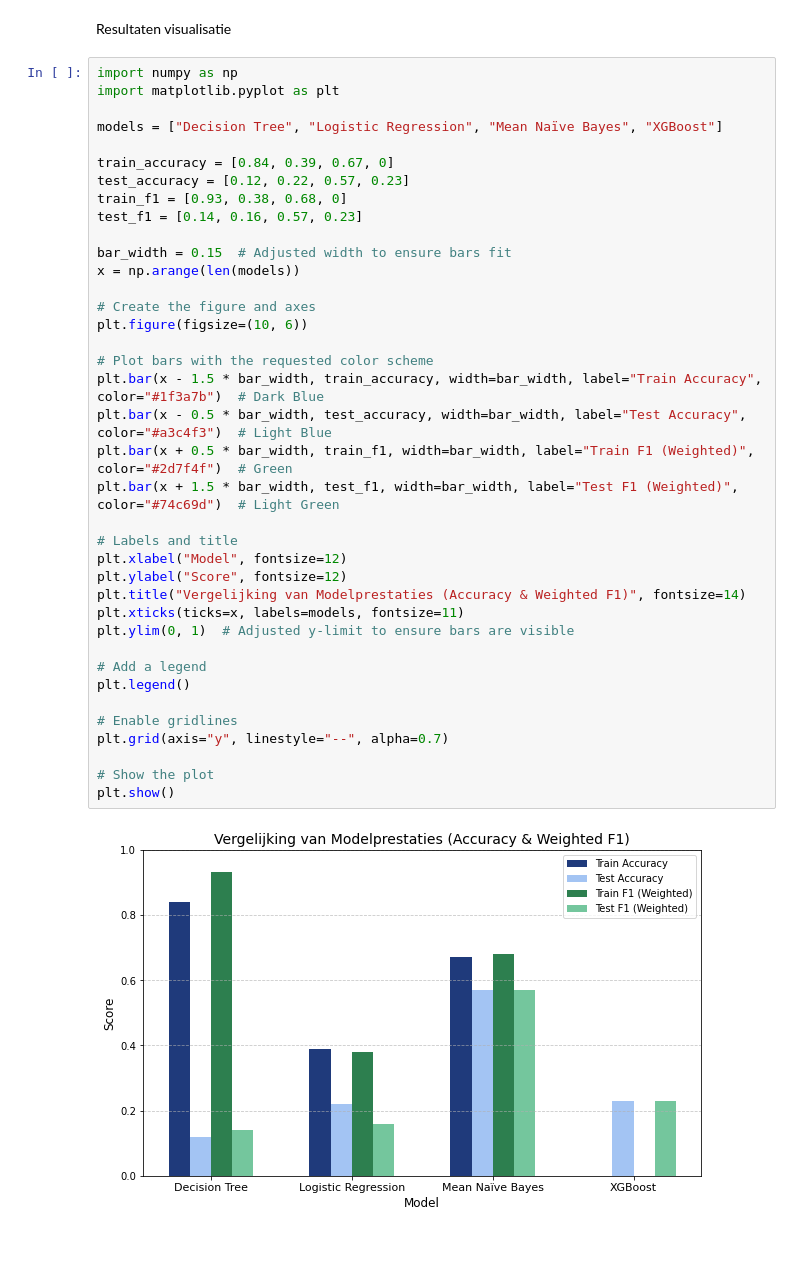
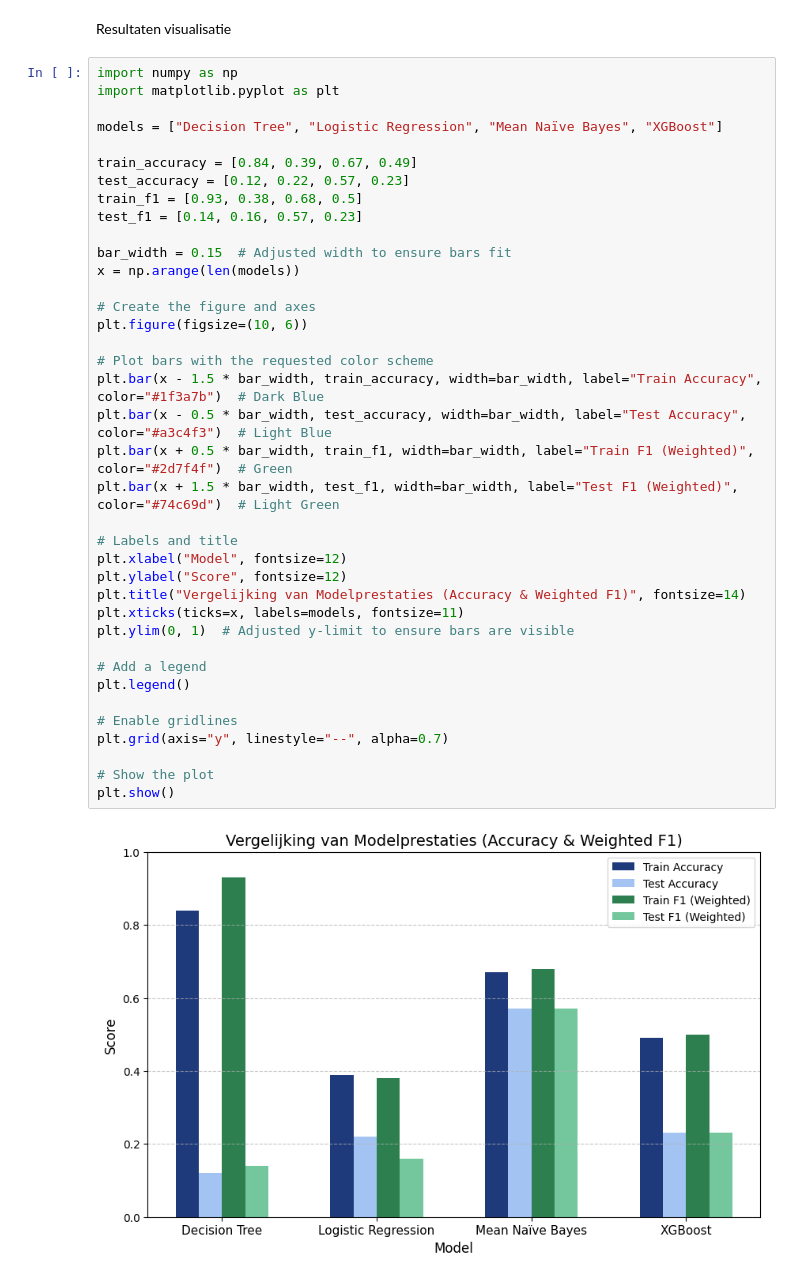
Before and after one commit to Thimomo/IMDB-category-generalization, a Jupyter notebook: data_visualization.ipynb, the cells around one changed output. Saved outputs shown, nothing was run; the diff lists cells and outputs as text; blank space fills up the shorter version.

```diff
--- a/data_visualization.ipynb
+++ b/data_visualization.ipynb
@@ -192,37 +192,37 @@ import matplotlib.pyplot as plt
 
 models = ["Decision Tree", "Logistic Regression", "Mean Naïve Bayes", "XGBoost"]
 
-train_accuracy = [0.84, 0.39, 0.67, 0]
+train_accuracy = [0.84, 0.39, 0.67, 0.49]
 test_accuracy = [0.12, 0.22, 0.57, 0.23]
-train_f1 = [0.93, 0.38, 0.68, 0]
+train_f1 = [0.93, 0.38, 0.68, 0.5]
 test_f1 = [0.14, 0.16, 0.57, 0.23]
 
 bar_width = 0.15  # Adjusted width to ensure bars fit
 x = np.arange(len(models))
 
 # Create the figure and axes
 plt.figure(figsize=(10, 6))
 
 # Plot bars with the requested color scheme
 plt.bar(x - 1.5 * bar_width, train_accuracy, width=bar_width, label="Train Accuracy", color="#1f3a7b")  # Dark Blue
 plt.bar(x - 0.5 * bar_width, test_accuracy, width=bar_width, label="Test Accuracy", color="#a3c4f3")  # Light Blue
 plt.bar(x + 0.5 * bar_width, train_f1, width=bar_width, label="Train F1 (Weighted)", color="#2d7f4f")  # Green
 plt.bar(x + 1.5 * bar_width, test_f1, width=bar_width, label="Test F1 (Weighted)", color="#74c69d")  # Light Green
 
 # Labels and title
 plt.xlabel("Model", fontsize=12)
 plt.ylabel("Score", fontsize=12)
 plt.title("Vergelijking van Modelprestaties (Accuracy & Weighted F1)", fontsize=14)
 plt.xticks(ticks=x, labels=models, fontsize=11)
 plt.ylim(0, 1)  # Adjusted y-limit to ensure bars are visible
 
 # Add a legend
 plt.legend()
 
 # Enable gridlines
 plt.grid(axis="y", linestyle="--", alpha=0.7)
 
 # Show the plot
 plt.show()
 # %% [output]
-[figure, old version]
+[figure, new version]
```
Also changed, not shown: 4 other files.
